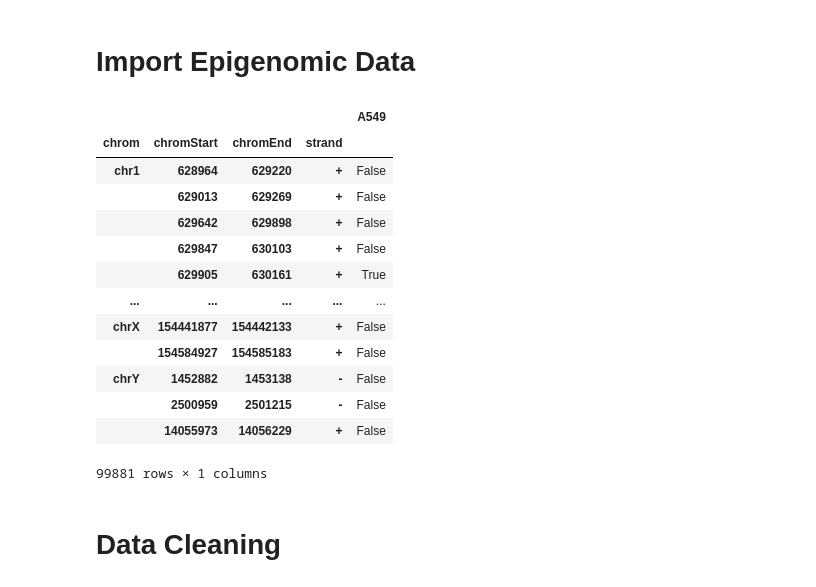
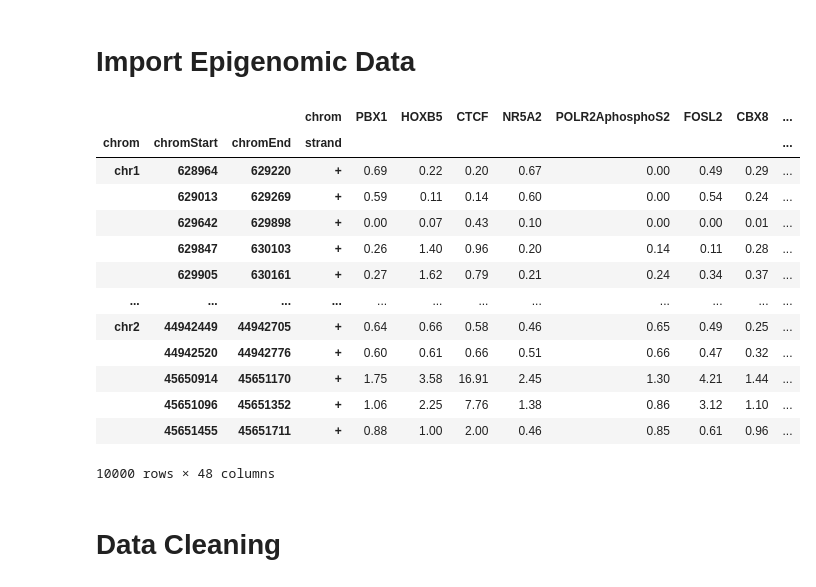
Before and after one commit to ndrep/bioinformatics, a Jupyter notebook: Bioinformatic_project.ipynb, the cells around one changed output. Drawn from its saved outputs; the diff is of its cells as text; code cells hidden in the pictures.

```diff
--- a/Bioinformatic_project.ipynb
+++ b/Bioinformatic_project.ipynb
@@ -82,31 +82,31 @@ X_AP_vs_IP, y_AP_vs_IP= active_promoters_vs_inactive_promoters(cell_line=cell_li
 X_AE_vs_IE, y_AE_vs_IE=active_enhancers_vs_inactive_enhancers(cell_line=cell_line, binarize=True, min_active_tpm_value=0, max_inactive_tpm_value=0)
 
 samples = {
-    'promoter':X_AP_vs_IP,
-    'enhancer':X_AE_vs_IE
+    'promoter':X_AP_vs_IP[:10000],
+    'enhancer':X_AE_vs_IE[:6000]
 }
 
 labels = {
-    'promoter':y_AP_vs_IP,
-    'enhancer':y_AE_vs_IE
+    'promoter':y_AP_vs_IP[:10000],
+    'enhancer':y_AE_vs_IE[:6000]
 }
 # %%
-labels['promoter']
+samples['promoter']
 # %% [output]
-|  |  |  |  | A549 |
-| chrom | chromStart | chromEnd | strand |  |
-| chr1 | 628964 | 629220 | + | False |
-|  | 629013 | 629269 | + | False |
-|  | 629642 | 629898 | + | False |
-|  | 629847 | 630103 | + | False |
-|  | 629905 | 630161 | + | True |
-| ... | ... | ... | ... | ... |
-| chrX | 154441877 | 154442133 | + | False |
-|  | 154584927 | 154585183 | + | False |
-| chrY | 1452882 | 1453138 | - | False |
-|  | 2500959 | 2501215 | - | False |
-|  | 14055973 | 14056229 | + | False |
+|  |  |  | chrom | PBX1 | HOXB5 | CTCF | NR5A2 | POLR2AphosphoS2 | FOSL2 | CBX8 | ... |
+| chrom | chromStart | chromEnd | strand |  |  |  |  |  |  |  | ... |
+| chr1 | 628964 | 629220 | + | 0.69 | 0.22 | 0.20 | 0.67 | 0.00 | 0.49 | 0.29 | ... |
+|  | 629013 | 629269 | + | 0.59 | 0.11 | 0.14 | 0.60 | 0.00 | 0.54 | 0.24 | ... |
+|  | 629642 | 629898 | + | 0.00 | 0.07 | 0.43 | 0.10 | 0.00 | 0.00 | 0.01 | ... |
+|  | 629847 | 630103 | + | 0.26 | 1.40 | 0.96 | 0.20 | 0.14 | 0.11 | 0.28 | ... |
+|  | 629905 | 630161 | + | 0.27 | 1.62 | 0.79 | 0.21 | 0.24 | 0.34 | 0.37 | ... |
+| ... | ... | ... | ... | ... | ... | ... | ... | ... | ... | ... | ... |
+| chr2 | 44942449 | 44942705 | + | 0.64 | 0.66 | 0.58 | 0.46 | 0.65 | 0.49 | 0.25 | ... |
+|  | 44942520 | 44942776 | + | 0.60 | 0.61 | 0.66 | 0.51 | 0.66 | 0.47 | 0.32 | ... |
+|  | 45650914 | 45651170 | + | 1.75 | 3.58 | 16.91 | 2.45 | 1.30 | 4.21 | 1.44 | ... |
+|  | 45651096 | 45651352 | + | 1.06 | 2.25 | 7.76 | 1.38 | 0.86 | 3.12 | 1.10 | ... |
+|  | 45651455 | 45651711 | + | 0.88 | 1.00 | 2.00 | 0.46 | 0.85 | 0.61 | 0.96 | ... |
-99881 rows × 1 columns
+10000 rows × 48 columns
 # %% [markdown]
 # Data Cleaning
 # %% [markdown]
```
Also changed, not shown: parts of 9 cells of this notebook.
